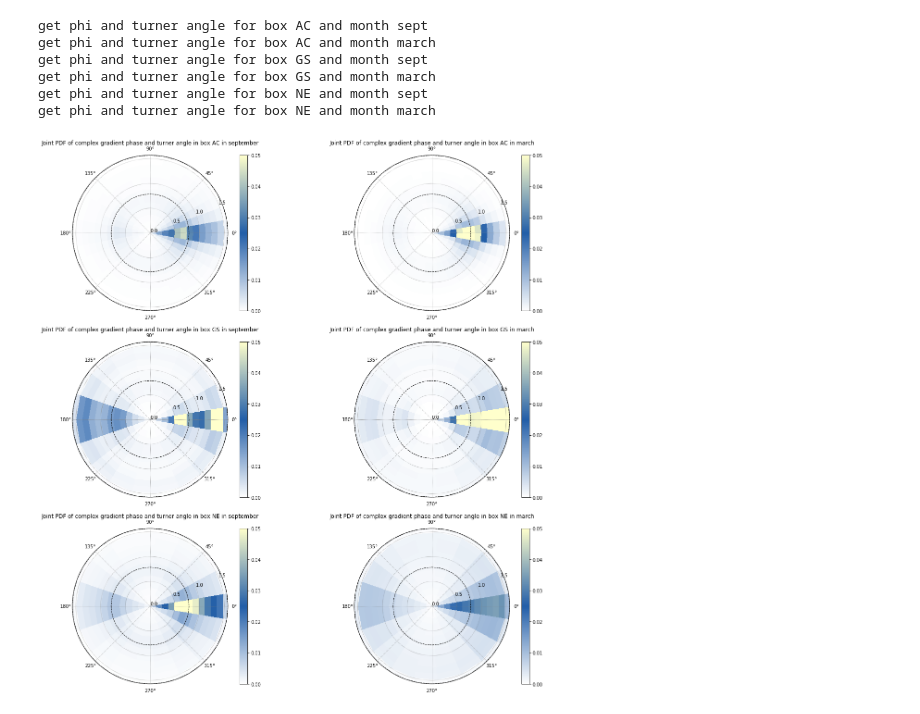
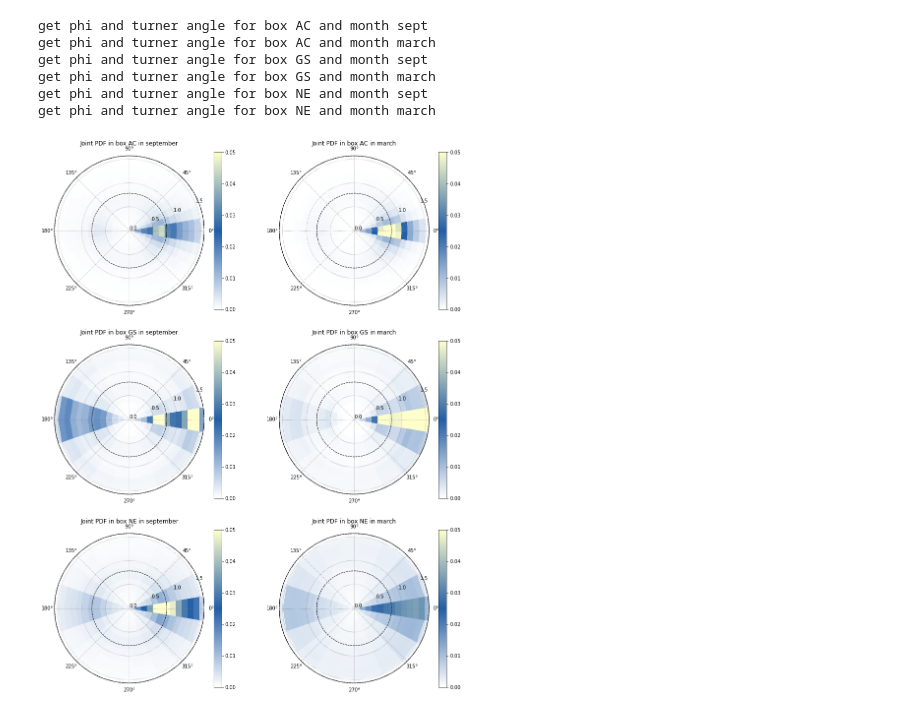
Before and after one commit to auraoupa/diag-turner-angle, a Jupyter notebook: 2019-09-18-AA-polar-proj-phi-turner-angle-norm-NATL60-boxes-m03-09-1d-from-file-on-occigen.ipynb, the cells around one changed output. Drawn from its saved outputs; the diff is of its cells as text; code cells hidden in the pictures.

```diff
--- a/2019-09-18-AA-polar-proj-phi-turner-angle-norm-NATL60-boxes-m03-09-1d-from-file-on-occigen.ipynb
+++ b/2019-09-18-AA-polar-proj-phi-turner-angle-norm-NATL60-boxes-m03-09-1d-from-file-on-occigen.ipynb
@@ -103,7 +103,7 @@ density_norm = mat.colors.PowerNorm(0.5, vmin=0, vmax=100)
 
 thet=np.linspace(-1*np.pi,np.pi,37)
 
-fig = plt.figure(figsize=(20, 21))
+fig = plt.figure(figsize=(15, 20))
 
 ax = fig.add_subplot(321, projection='polar')
 pcolor=ax.pcolormesh(Theta_sept_AC, R_sept_AC, C_sept_AC,cmap=density_cmap,vmin=0,vmax=0.05)
@@ -114,7 +114,7 @@ ax.grid(True,linestyle='dotted', color='grey')
 ax.plot(thet,[np.pi/4 for t in thet],color='k',linewidth=1,linestyle='dashed')
 ax.plot(thet,[np.pi/2 for t in thet],color='k',linewidth=1,linestyle='dashed')
 plt.colorbar(pcolor)
-plt.title('Joint PDF of complex gradient phase and turner angle in box AC in september')
+plt.title('Joint PDF in box AC in september')
 
 ax = fig.add_subplot(322, projection='polar')
 pcolor=ax.pcolormesh(Theta_march_AC, R_march_AC, C_march_AC,cmap=density_cmap,vmin=0,vmax=0.05)
@@ -125,7 +125,7 @@ ax.grid(True,linestyle='dotted', color='grey')
 ax.plot(thet,[np.pi/4 for t in thet],color='k',linewidth=1,linestyle='dashed')
 ax.plot(thet,[np.pi/2 for t in thet],color='k',linewidth=1,linestyle='dashed')
 plt.colorbar(pcolor)
-plt.title('Joint PDF of complex gradient phase and turner angle in box AC in march')
+plt.title('Joint PDF in box AC in march')
 
 ax = fig.add_subplot(323, projection='polar')
 pcolor=ax.pcolormesh(Theta_sept_GS, R_sept_GS, C_sept_GS,cmap=density_cmap,vmin=0,vmax=0.05)
@@ -136,41 +136,41 @@ ax.grid(True,linestyle='dotted', color='grey')
 ax.plot(thet,[np.pi/4 for t in thet],color='k',linewidth=1,linestyle='dashed')
 ax.plot(thet,[np.pi/2 for t in thet],color='k',linewidth=1,linestyle='dashed')
 plt.colorbar(pcolor)
-plt.title('Joint PDF of complex gradient phase and turner angle in box GS in september')
+plt.title('Joint PDF in box GS in september')
 
 ax = fig.add_subplot(324, projection='polar')
 pcolor=ax.pcolormesh(Theta_march_GS, R_march_GS, C_march_GS,cmap=density_cmap,vmin=0,vmax=0.05)
 plt.ylim(0,np.pi/2)
 plt.yticks([0,0.5,1,1.5])
 ax.tick_params(axis='y',colors="k")
 ax.grid(True,linestyle='dotted', color='grey')
 ax.plot(thet,[np.pi/4 for t in thet],color='k',linewidth=1,linestyle='dashed')
 ax.plot(thet,[np.pi/2 for t in thet],color='k',linewidth=1,linestyle='dashed')
 plt.colorbar(pcolor)
-plt.title('Joint PDF of complex gradient phase and turner angle in box GS in march')
+plt.title('Joint PDF in box GS in march')
 
 ax = fig.add_subplot(325, projection='polar')
 pcolor=ax.pcolormesh(Theta_sept_NE, R_sept_NE, C_sept_NE,cmap=density_cmap,vmin=0,vmax=0.05)
 plt.ylim(0,np.pi/2)
 plt.yticks([0,0.5,1,1.5])
 ax.tick_params(axis='y',colors="k")
 ax.grid(True,linestyle='dotted', color='grey')
 ax.plot(thet,[np.pi/4 for t in thet],color='k',linewidth=1,linestyle='dashed')
 ax.plot(thet,[np.pi/2 for t in thet],color='k',linewidth=1,linestyle='dashed')
 plt.colorbar(pcolor)
-plt.title('Joint PDF of complex gradient phase and turner angle in box NE in september')
+plt.title('Joint PDF in box NE in september')
 
 ax = fig.add_subplot(326, projection='polar')
 pcolor=ax.pcolormesh(Theta_march_NE, R_march_NE, C_march_NE,cmap=density_cmap,vmin=0,vmax=0.05)
 plt.ylim(0,np.pi/2)
 plt.yticks([0,0.5,1,1.5])
 ax.tick_params(axis='y',colors="k")
 ax.grid(True,linestyle='dotted', color='grey')
 ax.plot(thet,[np.pi/4 for t in thet],color='k',linewidth=1,linestyle='dashed')
 ax.plot(thet,[np.pi/2 for t in thet],color='k',linewidth=1,linestyle='dashed')
 plt.colorbar(pcolor)
-plt.title('Joint PDF of complex gradient phase and turner angle in box NE in march')
+plt.title('Joint PDF in box NE in march')
 
 plt.savefig('polar_plot_phi_tu_all_boxes.png')
 # %% [output]
-[figure, old version]
+[figure, new version]
```
Also changed, not shown: 20 other files.
